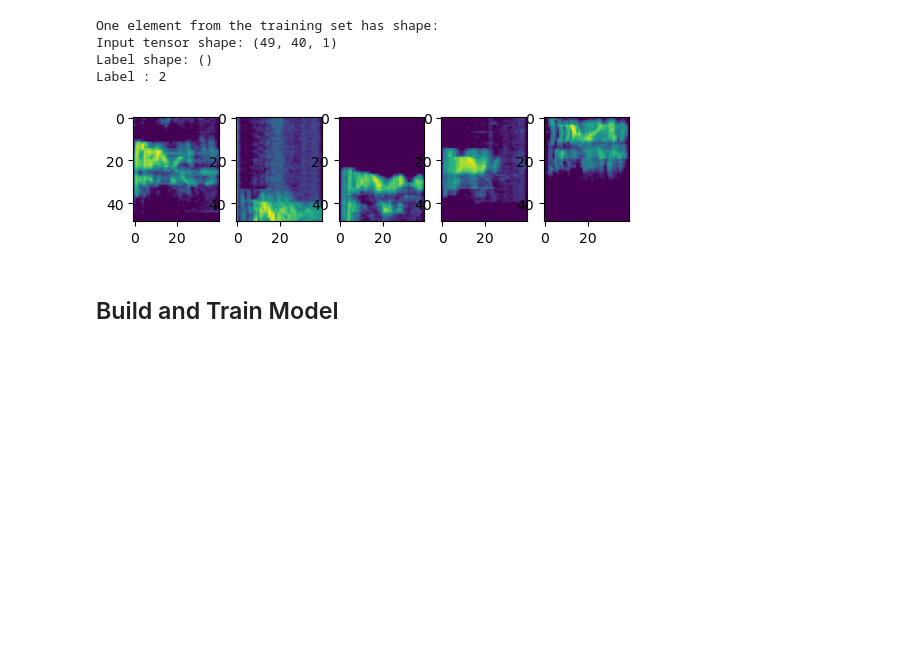
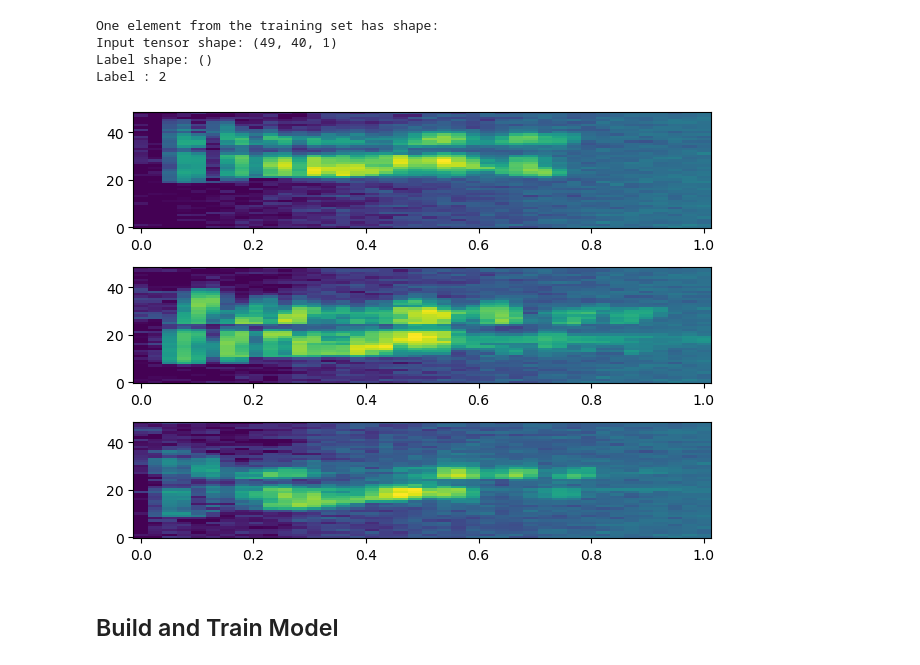
Before and after one commit to mlcommons/tiny, a Jupyter notebook: benchmark/training/streaming_wakeword/demo.ipynb, the cells around one changed output. Saved outputs shown, nothing was run; the diff lists cells and outputs as text; code cells hidden in the pictures; blank space fills up the shorter version.

```diff
--- a/benchmark/training/streaming_wakeword/demo.ipynb
+++ b/benchmark/training/streaming_wakeword/demo.ipynb
@@ -258,22 +26,0 @@ def get_waveform_and_label(file_path):
-# %%
-def convert_labels_str2int(datum):
-  """
-  datum is {'audio':<audio>, 'label':<label_as_string>}
-  returns {'audio':<audio>, 'label':<label_as_int>}
-  according to:
-        keys=tf.constant(["marvin", "_silence", "_unknown"]),
-        values=tf.constant([0, 1, 2]),
-  """
-  # build a lookup table
-  label_map = tf.lookup.StaticHashTable(
-      initializer=tf.lookup.KeyValueTensorInitializer(
-          keys=tf.constant(["marvin", "_silence", "_unknown"]),
-          values=tf.constant([0, 1, 2]),
-      ),
-      default_value=tf.constant(2), # map other labels to _unknown
-      name="class_labels"
-  )
-
-  return {'audio': datum['audio'],
-          'label':label_map.lookup(datum['label'])
-         }
@@ -498,27 +210,28 @@ Input tensor shape: (49, 40, 1)
 Label shape: ()
 Label : 2
 # %%
-max_target_examples = 5
+max_target_examples = 3
 target_count = 0
 target = tf.constant(0)
-
+plt.Figure(figsize=(8,5))
 for dat in ds_train.unbatch():
   # label_string = dat[1].numpy().decode('utf8')
   if dat[1] == target:
     target_count += 1
-    plt.subplot(1,max_target_examples, target_count)
+    ax = plt.subplot(max_target_examples, 1, target_count)
     # display.display(display.Audio(dat[0].numpy(), rate=16000))
-    plt.imshow(dat[0].numpy())
-    # try this:
-    # height = log_spec.shape[0]
-    # width = log_spec.shape[1]
-    # X = np.linspace(0, np.size(spectrogram), num=width, dtype=int)
-    # Y = range(height)
-    # ax.pcolormesh(X, Y, log_spec)
+
+    log_spec = dat[0].numpy()
+    height = log_spec.shape[0]
+    width = log_spec.shape[1]
+    X = np.linspace(0, 1.0, num=width, dtype=float)
+    Y = range(height)
+    ax.pcolormesh(X, Y, np.squeeze(log_spec))
     if target_count >= max_target_examples:
       break
+plt.tight_layout()
 # %% [output]
-[figure, old version]
+[figure, new version]
 # %%
 ## look at the label breakdown in the training set
 # print(count_labels(ds_train))
```
Also changed, not shown: parts of 21 cells of this notebook, 1 other file.
